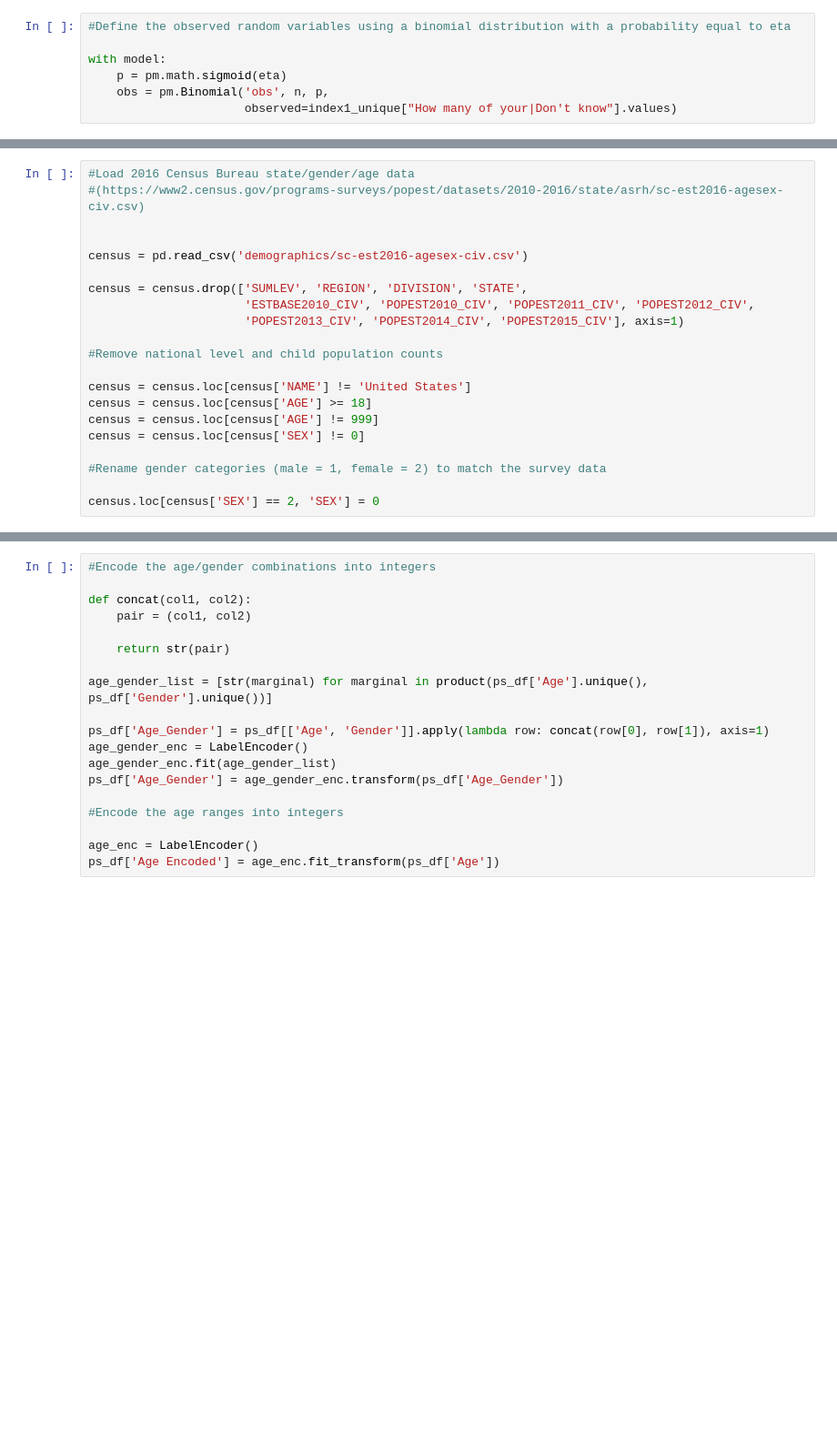
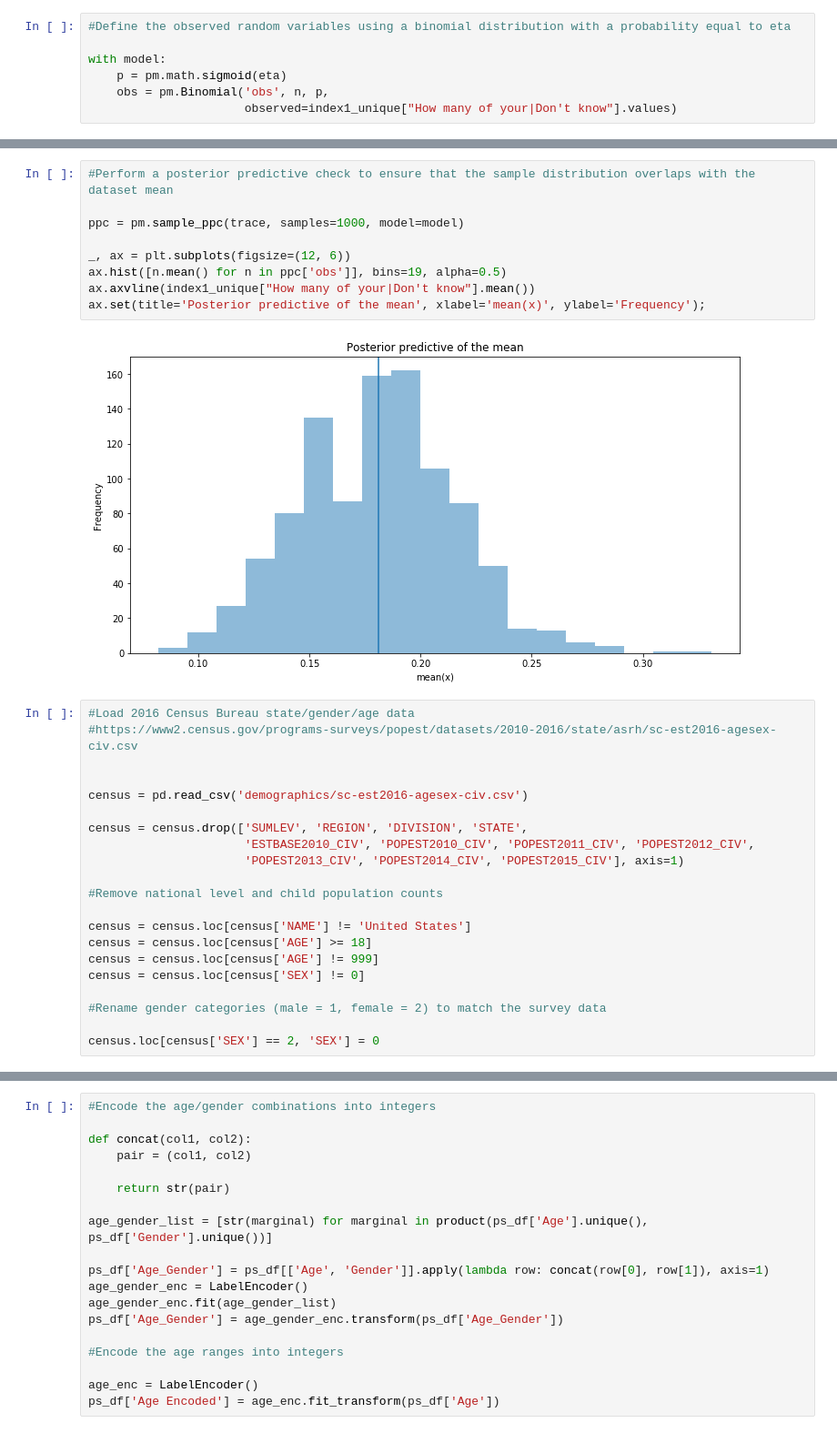
Before and after one commit to wl2522/MSR2, a Jupyter notebook: MRP_age_gender.ipynb, the cells around one changed output, grey strips where cells are left out. Shown at 91% size. Drawn from its saved outputs; the diff is of its cells as text; blank space fills up the shorter version.

Commit message:
finished poststratification to get cell and state-level probabilities

```diff
--- a/MRP_age_gender.ipynb
+++ b/MRP_age_gender.ipynb
@@ -415,6 +414,17 @@ Percentage of Divergent 0.04100
+# %%
+#Perform a posterior predictive check to ensure that the sample distribution overlaps with the dataset mean
+
+ppc = pm.sample_ppc(trace, samples=1000, model=model)
+
+_, ax = plt.subplots(figsize=(12, 6))
+ax.hist([n.mean() for n in ppc['obs']], bins=19, alpha=0.5)
+ax.axvline(index1_unique["How many of your|Don't know"].mean())
+ax.set(title='Posterior predictive of the mean', xlabel='mean(x)', ylabel='Frequency');
+# %% [output]
+[figure, added]
 # %%
 #Load 2016 Census Bureau state/gender/age data
-#(https://www2.census.gov/programs-surveys/popest/datasets/2010-2016/state/asrh/sc-est2016-agesex-civ.csv)
+#https://www2.census.gov/programs-surveys/popest/datasets/2010-2016/state/asrh/sc-est2016-agesex-civ.csv
 
 
 census = pd.read_csv('demographics/sc-est2016-agesex-civ.csv')
```
Also changed, not shown: parts of 9 cells of this notebook, 1 other file.
